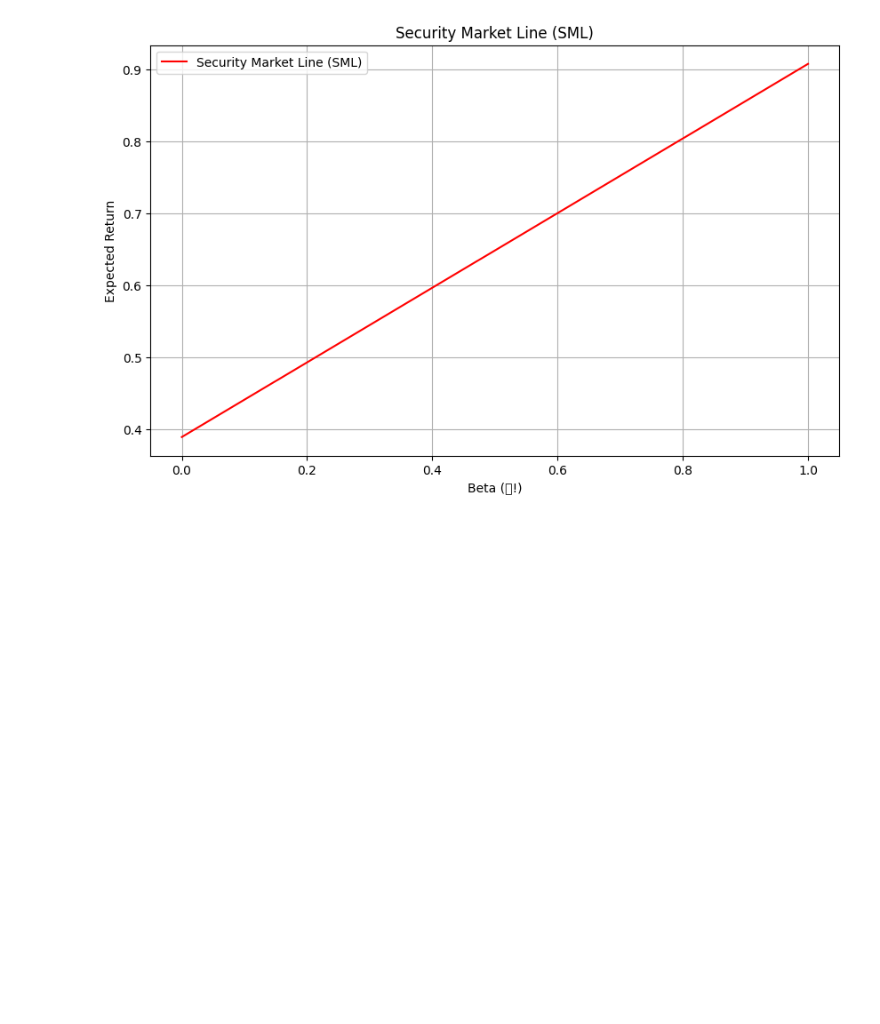
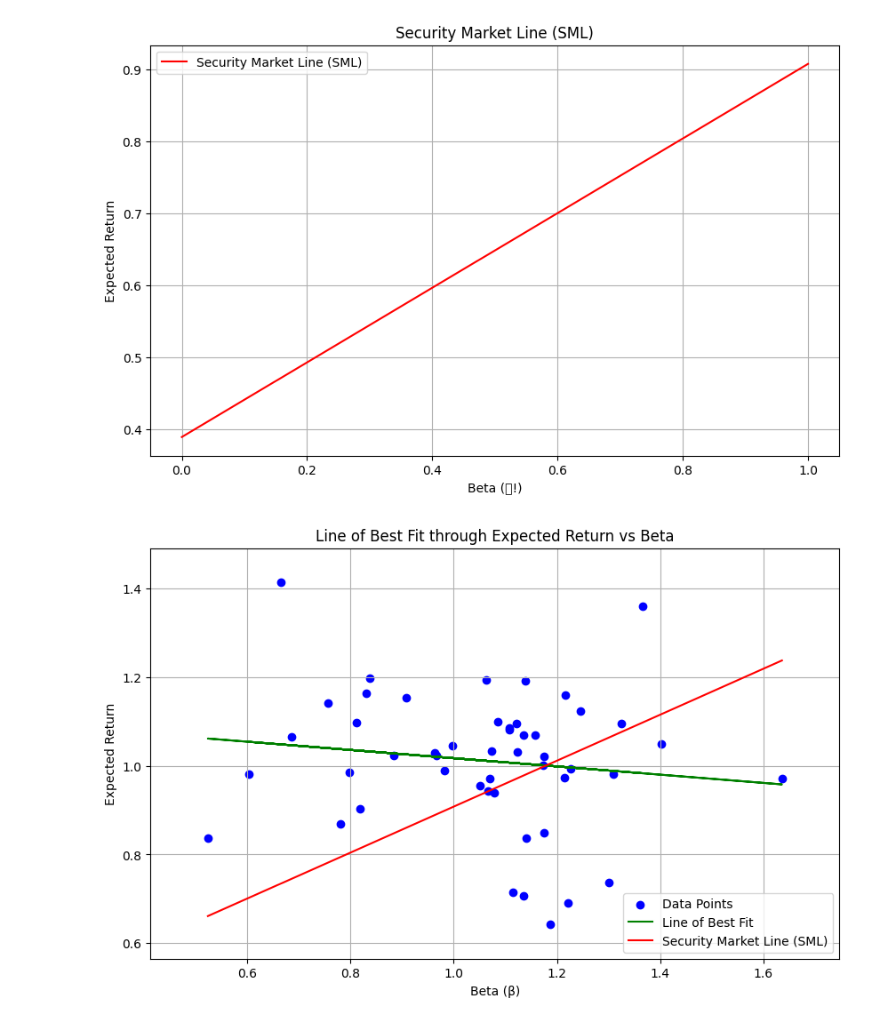
Before and after one commit to cosmoSEucl/Quantitative_Investing, a Jupyter notebook: Problem_Set_7/ps7.ipynb, the cells around one changed output. Saved outputs shown, nothing was run; the diff lists cells and outputs as text; code cells hidden in the pictures; blank space fills up the shorter version.

```diff
--- a/Problem_Set_7/ps7.ipynb
+++ b/Problem_Set_7/ps7.ipynb
@@ -278,10 +251,56 @@ plot_security_market_line(ff_factors_data)
 # %%
 """ a) Using the market proxy and the risk-free rate, estimate the 𝛽! for each of the portfolios.
 b) Calculate the expected return of each of the portfolios for the time period specified (that is, estimate the expected return).
 c) Plot the data on an axis of expected return vs 𝛽!.
 d) Is this the shape you would expect to see for this data, given theory (like the CAPM) is true?
 e) Plot the security market line you would expect to see in theory (note: A line can be specified by two points, think of the two points on the SML that you know).
 f) Plot a line of best fit through the data you plotted in c). How does this line compare with the theoretical line in e)? What might cause this, and what kind of implications does this have for asset pricing models?
 g) What kind of real life constraints might lead to this effect?
 h) How would you take advantage of the findings in the graph if you thought the CAPM was the right model?
 """
+
+# question f)
+def plot_line_of_best_fit(expected_returns, betas, ff_factors_data):
+    beta_values = np.array(list(betas.values()))
+    expected_return_values = np.array(list(expected_returns))
+
+    # --- Plotting Setup ---
+    plt.figure(figsize=(10, 6))
+
+    # 1. Scatter plot of the data
+    plt.scatter(beta_values, expected_return_values, color='blue', label='Data Points')
+
+    # 2. Line of best fit for the data
+    slope, intercept, r_value, p_value, std_err = stats.linregress(beta_values, expected_return_values)
+    plt.plot(beta_values, intercept + slope * beta_values, color='green', label='Line of Best Fit')
+
+    # 3. Security Market Line (SML)
+    risk_free_rate = ff_factors_data['RF'].mean()
+    market_risk_premium = ff_factors_data['Mkt-RF'].mean()
+
+    # Extend the SML to the range of the data
+    sml_x = np.array([beta_values.min(), beta_values.max()])
+    sml_y = risk_free_rate + sml_x * market_risk_premium
+    plt.plot(sml_x, sml_y, color='red', label='Security Market Line (SML)')
+
+    # --- Formatting ---
+    # Center the plot around the data with some padding
+    x_margin = (beta_values.max() - beta_values.min()) * 0.1
+    y_margin = (expected_return_values.max() - expected_return_values.min()) * 0.1
+    plt.xlim(beta_values.min() - x_margin, beta_values.max() + x_margin)
+    plt.ylim(expected_return_values.min() - y_margin, expected_return_values.max() + y_margin)
+
+    plt.xlabel('Beta (β)')
+    plt.ylabel('Expected Return')
+    plt.title('Line of Best Fit through Expected Return vs Beta')
+    plt.legend()
+    plt.grid(True)
+    plt.show()
+
+plot_line_of_best_fit(expected_returns, betas, ff_factors_data)
+
+""" We can see that the line of best fit through the data deviates from the theoretical Security Market Line (SML).
+The empirical line of best fit appears to be flatter than the SML, indicating that low beta portfolios have higher returns than predicted by CAPM, while high beta portfolios have lower returns than predicted.
+This might be caused by behavioral biases or market frictions. This implies that models should not solely rely on beta as a risk measure but consider other factors as well."""
+# %% [output]
+[figure, added]
```
Also changed, not shown: parts of 5 cells of this notebook.
